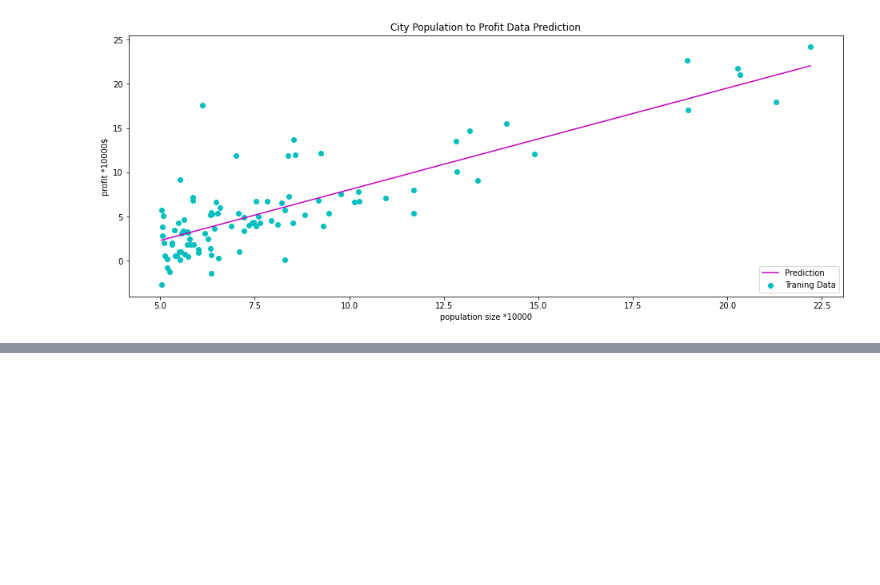
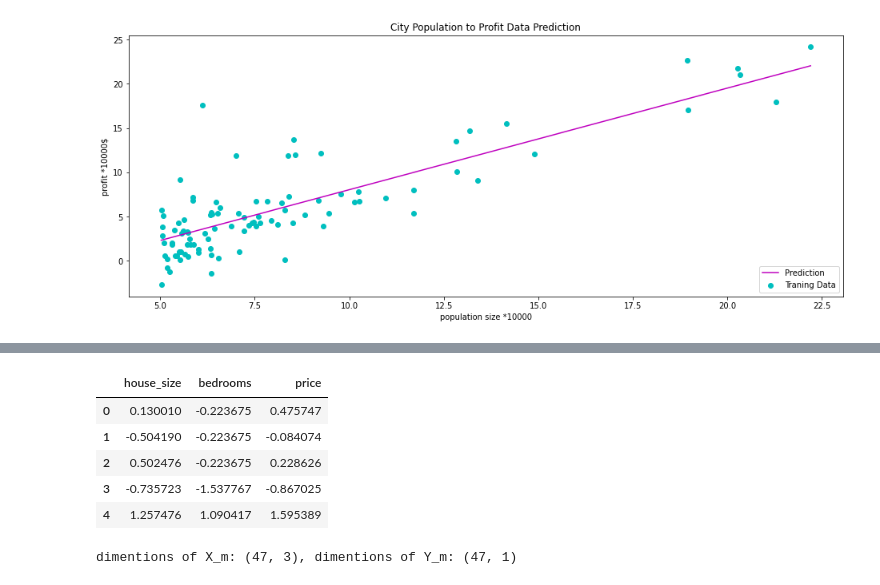
Before and after one commit to Lab-Brat/Machine_Learning_Practice, a Jupyter notebook: FromScratch/linear_regression.ipynb, the cells around one changed output, grey strips where cells are left out. Cells and saved outputs as stored; diff of their text form; code cells hidden in the pictures; blank space fills up the shorter version.

```diff
--- a/FromScratch/linear_regression.ipynb
+++ b/FromScratch/linear_regression.ipynb
@@ -81,0 +92,21 @@ plt.show()
+# %%
+data_2 = (data_2 - data_2.mean())/data_2.std() # normalize
+data_2.head()
+# %% [output]
+|  | house_size | bedrooms | price |
+| 0 | 0.130010 | -0.223675 | 0.475747 |
+| 1 | -0.504190 | -0.223675 | -0.084074 |
+| 2 | 0.502476 | -0.223675 | 0.228626 |
+| 3 | -0.735723 | -1.537767 | -0.867025 |
+| 4 | 1.257476 | 1.090417 | 1.595389 |
+# %%
+data_2.insert(0, 'ones', 1)
+cols_m = data_2.shape[1]
+
+X_m = np.matrix(data_2.iloc[:,0:cols_m-1].values)
+Y_m = np.matrix(data_2.iloc[:,cols_m-1:cols_m].values)
+theta_m = np.matrix(np.zeros(3))
+
+print('dimentions of X_m: {}, dimentions of Y_m: {}'.format(X_m.shape,Y_m.shape))
+# %% [output]
+dimentions of X_m: (47, 3), dimentions of Y_m: (47, 1)
```
Also changed, not shown: parts of 1 cell of this notebook.
